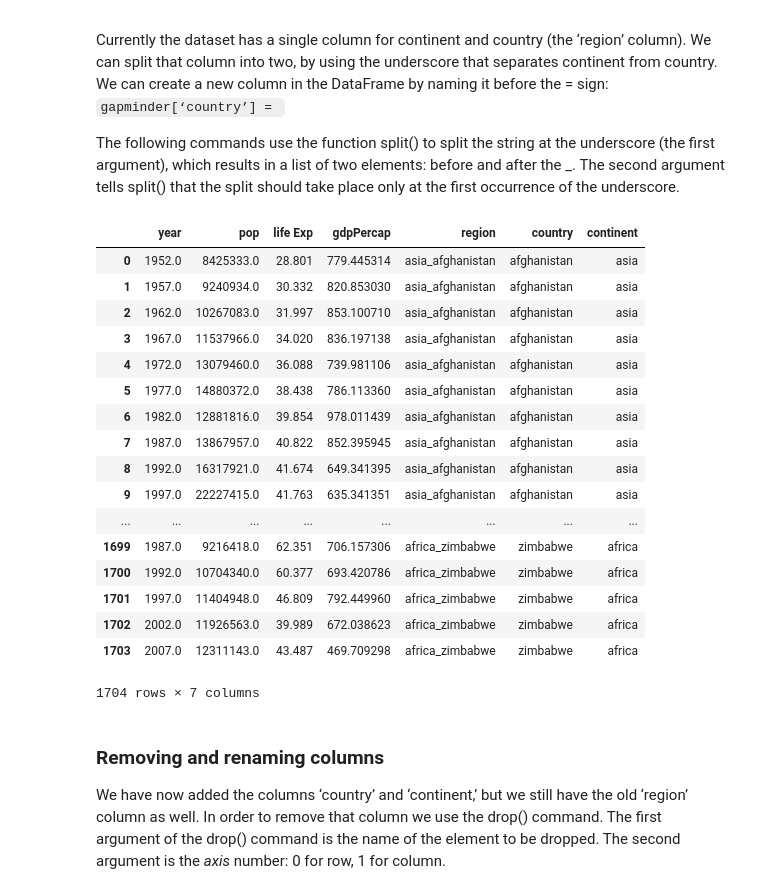
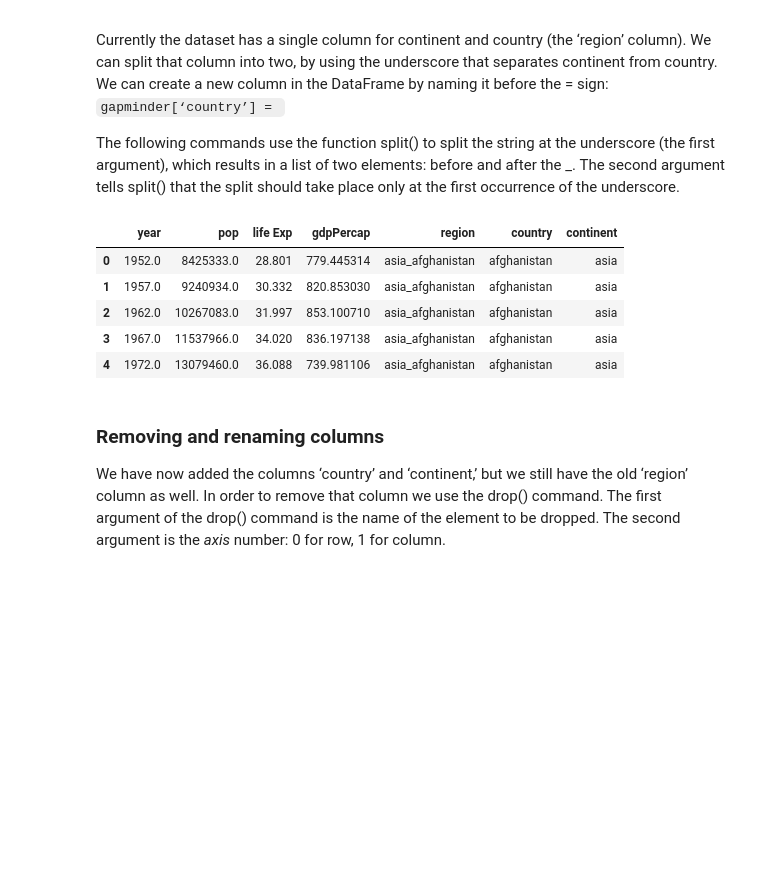
Before and after one commit to Reproducible-Science-Curriculum/data-exploration-RR-Jupyter, a Jupyter notebook: Data exploration.ipynb, the cells around one changed output. Cells and saved outputs as stored; diff of their text form; code cells hidden in the pictures; blank space fills up the shorter version.

```diff
--- a/Data exploration.ipynb
+++ b/Data exploration.ipynb
@@ -370,26 +365,14 @@ The following commands use the function split() to split the string at the under
 # %%
 gapminder['country']=gapminder['region'].str.split('_', 1).str[1]
 gapminder['continent']=gapminder['region'].str.split('_', 1).str[0]
-gapminder
+gapminder.head()
 # %% [output]
 |  | year | pop | life Exp | gdpPercap | region | country | continent |
 | 0 | 1952.0 | 8425333.0 | 28.801 | 779.445314 | asia_afghanistan | afghanistan | asia |
 | 1 | 1957.0 | 9240934.0 | 30.332 | 820.853030 | asia_afghanistan | afghanistan | asia |
 | 2 | 1962.0 | 10267083.0 | 31.997 | 853.100710 | asia_afghanistan | afghanistan | asia |
 | 3 | 1967.0 | 11537966.0 | 34.020 | 836.197138 | asia_afghanistan | afghanistan | asia |
 | 4 | 1972.0 | 13079460.0 | 36.088 | 739.981106 | asia_afghanistan | afghanistan | asia |
-| 5 | 1977.0 | 14880372.0 | 38.438 | 786.113360 | asia_afghanistan | afghanistan | asia |
-| 6 | 1982.0 | 12881816.0 | 39.854 | 978.011439 | asia_afghanistan | afghanistan | asia |
-| 7 | 1987.0 | 13867957.0 | 40.822 | 852.395945 | asia_afghanistan | afghanistan | asia |
-| 8 | 1992.0 | 16317921.0 | 41.674 | 649.341395 | asia_afghanistan | afghanistan | asia |
-| 9 | 1997.0 | 22227415.0 | 41.763 | 635.341351 | asia_afghanistan | afghanistan | asia |
-| ... | ... | ... | ... | ... | ... | ... | ... |
-| 1699 | 1987.0 | 9216418.0 | 62.351 | 706.157306 | africa_zimbabwe | zimbabwe | africa |
-| 1700 | 1992.0 | 10704340.0 | 60.377 | 693.420786 | africa_zimbabwe | zimbabwe | africa |
-| 1701 | 1997.0 | 11404948.0 | 46.809 | 792.449960 | africa_zimbabwe | zimbabwe | africa |
-| 1702 | 2002.0 | 11926563.0 | 39.989 | 672.038623 | africa_zimbabwe | zimbabwe | africa |
-| 1703 | 2007.0 | 12311143.0 | 43.487 | 469.709298 | africa_zimbabwe | zimbabwe | africa |
-1704 rows × 7 columns
 # %% [markdown]
 ### Removing and renaming columns
 
```
Also changed, not shown: parts of 13 cells of this notebook.
